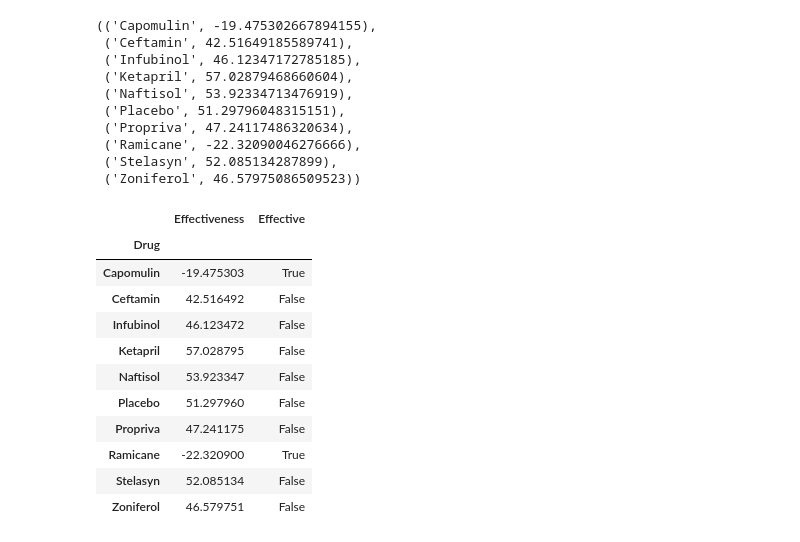
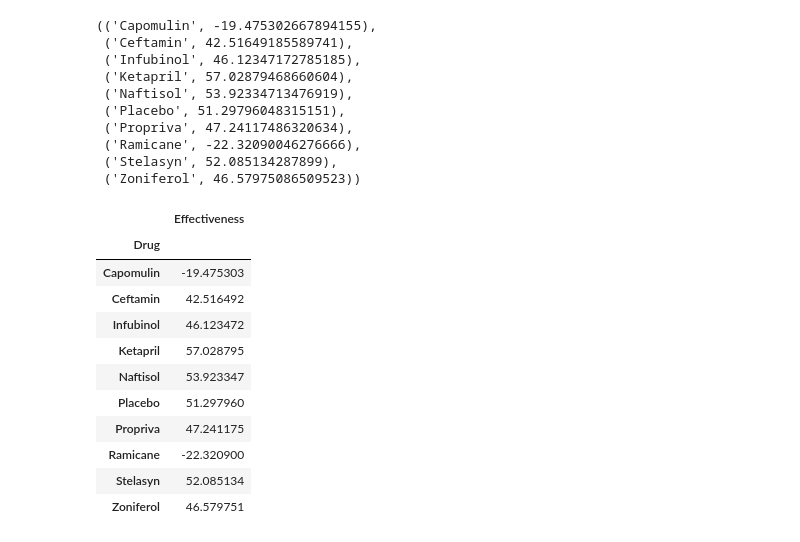
Before and after one commit to SnehaKellogg/matplotlib_pharma, a Jupyter notebook: pymaceuticals.ipynb, the cells around one changed output. Saved outputs shown, nothing was run; the diff lists cells and outputs as text; code cells hidden in the pictures.

```diff
--- a/pymaceuticals.ipynb
+++ b/pymaceuticals.ipynb
@@ -294,26 +294,26 @@ tumorpercenttuple
 # %%
 # Store all Relevant Percent Changes into a Tuple
 tumorpercentT = df(index = tumorpercent.index, data = {'Effectiveness':tumorpercent})
-tumorpercentT['Effective'] = tumorpercentT['Effectiveness'] < 0
+# tumorpercentT['Effective'] = tumorpercentT['Effectiveness'] < 0
 # summary = []
 
 # for t in tumorpercenttuple:
 #     summary.append=tumorpercenttuple.t
-
+tumorpercentT.Effectiveness = tumorpercentT.Effectiveness.astype(float)
 tumorpercentT
 # tumorpercent_tr = tumorpercentT.transpose()
 # tumorpercent_tr
 # %% [output]
-|  | Effectiveness | Effective |
-| Drug |  |  |
-| Capomulin | -19.475303 | True |
-| Ceftamin | 42.516492 | False |
-| Infubinol | 46.123472 | False |
-| Ketapril | 57.028795 | False |
-| Naftisol | 53.923347 | False |
-| Placebo | 51.297960 | False |
-| Propriva | 47.241175 | False |
-| Ramicane | -22.320900 | True |
-| Stelasyn | 52.085134 | False |
-| Zoniferol | 46.579751 | False |
+|  | Effectiveness |
+| Drug |  |
+| Capomulin | -19.475303 |
+| Ceftamin | 42.516492 |
+| Infubinol | 46.123472 |
+| Ketapril | 57.028795 |
+| Naftisol | 53.923347 |
+| Placebo | 51.297960 |
+| Propriva | 47.241175 |
+| Ramicane | -22.320900 |
+| Stelasyn | 52.085134 |
+| Zoniferol | 46.579751 |
 # %%
```
Also changed, not shown: parts of 3 cells of this notebook, 1 other file.
